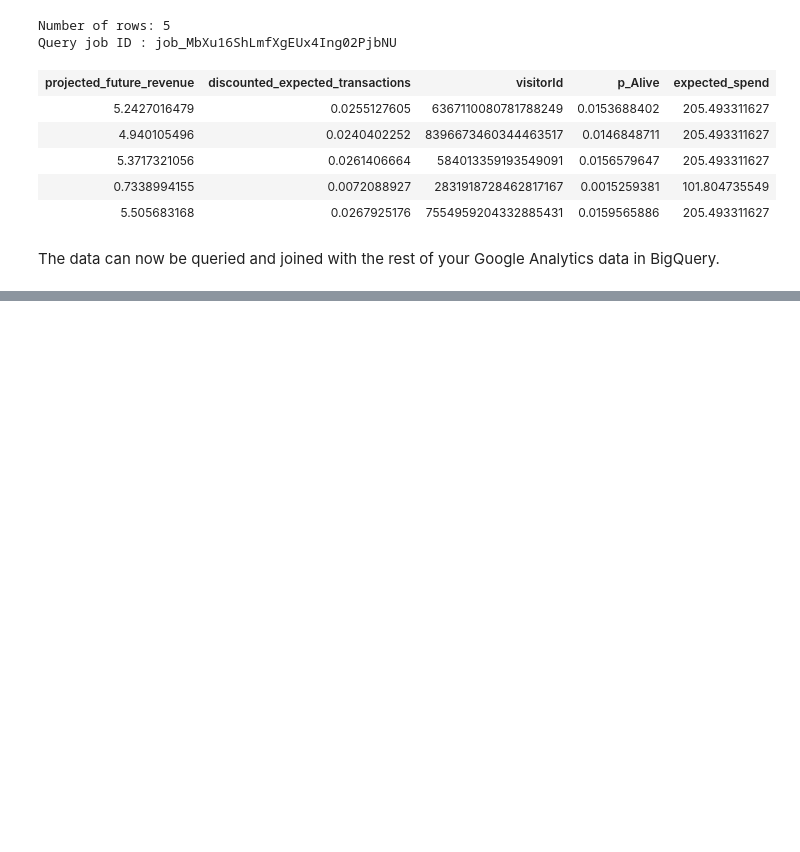
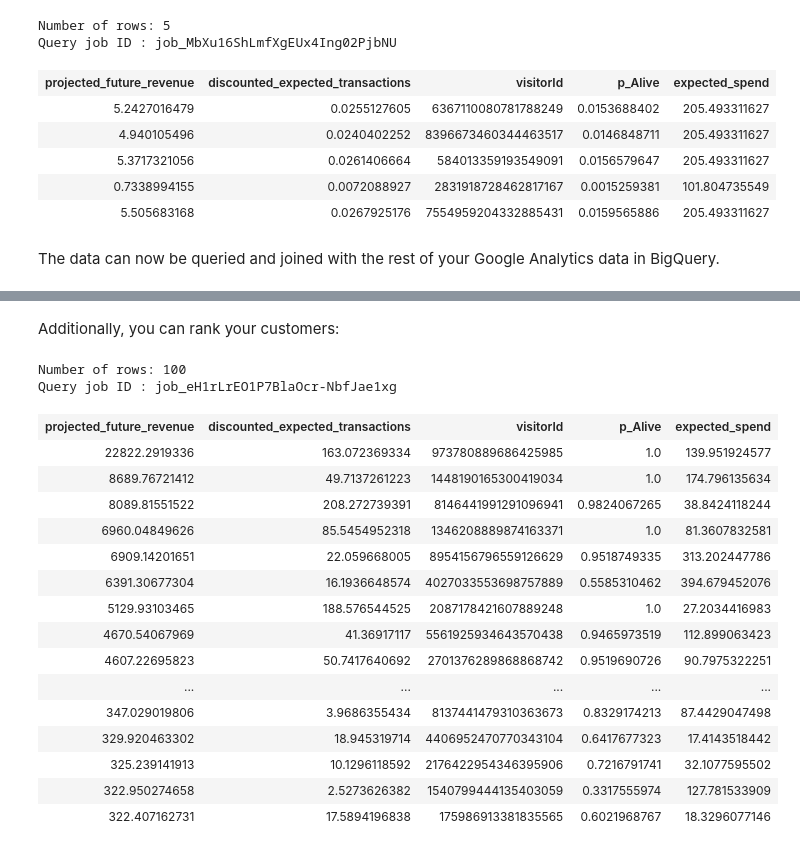
Before and after one commit to grano/clv-bq, a Jupyter notebook: clv-bq.ipynb, the cells around one changed output, grey strips where cells are left out. Cells and saved outputs as stored; diff of their text form; code cells hidden in the pictures; blank space fills up the shorter version.

```diff
--- a/clv-bq.ipynb
+++ b/clv-bq.ipynb
@@ -543,0 +628,31 @@ The data can now be queried and joined with the rest of your Google Analytics da
+# %% [markdown]
+Additionally, you can rank your customers:
+# %%
+%%bq_sql
+SELECT
+  *
+FROM
+  [outputs.jan_june_2014]
+ORDER BY
+  projected_future_revenue DESC
+LIMIT
+  100
+# %% [output]
+Number of rows: 100
+Query job ID : job_eH1rLrEO1P7BlaOcr-NbfJae1xg
+| projected_future_revenue | discounted_expected_transactions | visitorId | p_Alive | expected_spend |
+| 22822.2919336 | 163.072369334 | 973780889686425985 | 1.0 | 139.951924577 |
+| 8689.76721412 | 49.7137261223 | 1448190165300419034 | 1.0 | 174.796135634 |
+| 8089.81551522 | 208.272739391 | 8146441991291096941 | 0.9824067265 | 38.8424118244 |
+| 6960.04849626 | 85.5454952318 | 1346208889874163371 | 1.0 | 81.3607832581 |
+| 6909.14201651 | 22.059668005 | 8954156796559126629 | 0.9518749335 | 313.202447786 |
+| 6391.30677304 | 16.1936648574 | 4027033553698757889 | 0.5585310462 | 394.679452076 |
+| 5129.93103465 | 188.576544525 | 2087178421607889248 | 1.0 | 27.2034416983 |
+| 4670.54067969 | 41.36917117 | 5561925934643570438 | 0.9465973519 | 112.899063423 |
+| 4607.22695823 | 50.7417640692 | 2701376289868868742 | 0.9519690726 | 90.7975322251 |
+| ... | ... | ... | ... | ... |
+| 347.029019806 | 3.9686355434 | 8137441479310363673 | 0.8329174213 | 87.4429047498 |
+| 329.920463302 | 18.945319714 | 4406952470770343104 | 0.6417677323 | 17.4143518442 |
+| 325.239141913 | 10.1296118592 | 2176422954346395906 | 0.7216791741 | 32.1077595502 |
+| 322.950274658 | 2.5273626382 | 1540799444135403059 | 0.3317555974 | 127.781533909 |
+| 322.407162731 | 17.5894196838 | 175986913381835565 | 0.6021968767 | 18.3296077146 |
```
Also changed, not shown: parts of 9 cells of this notebook.
